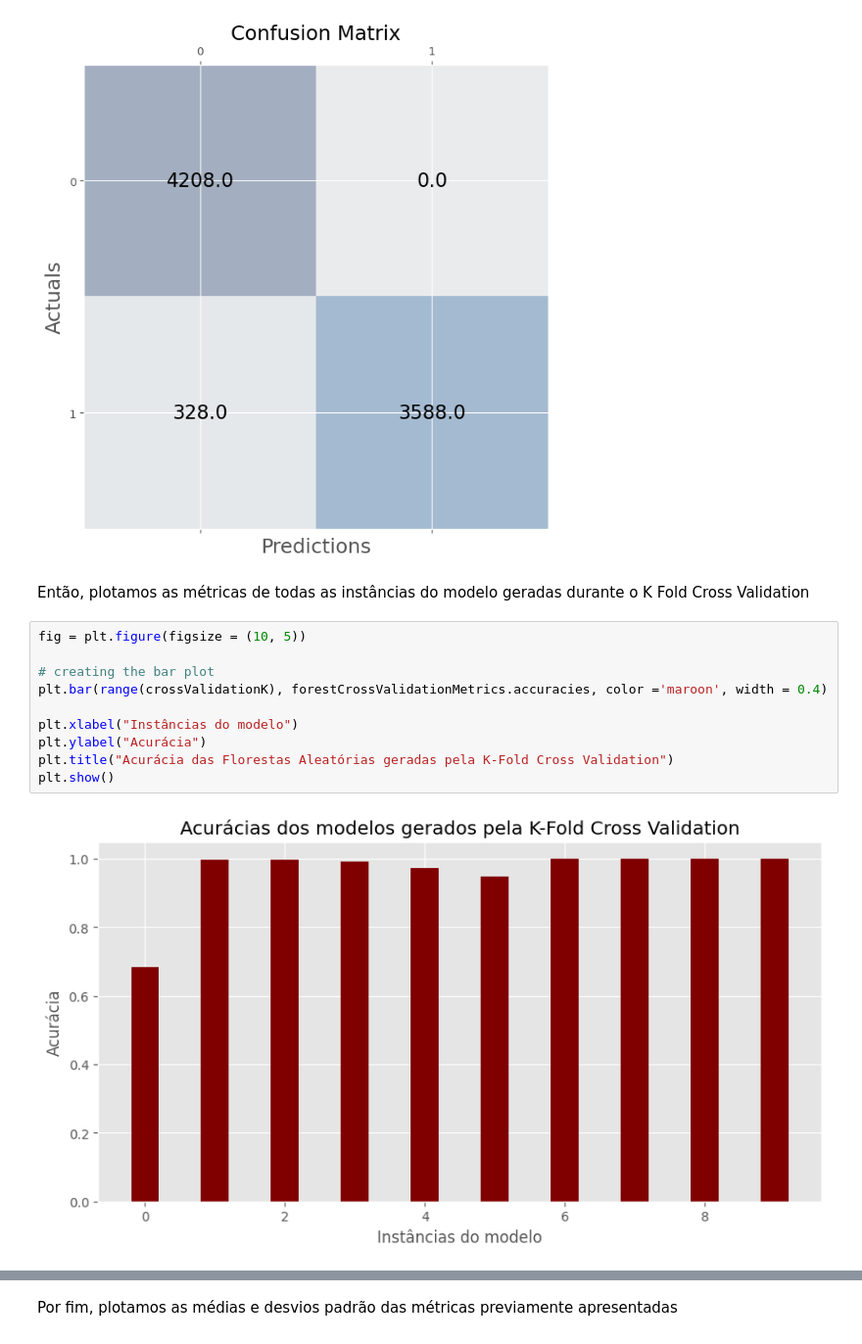
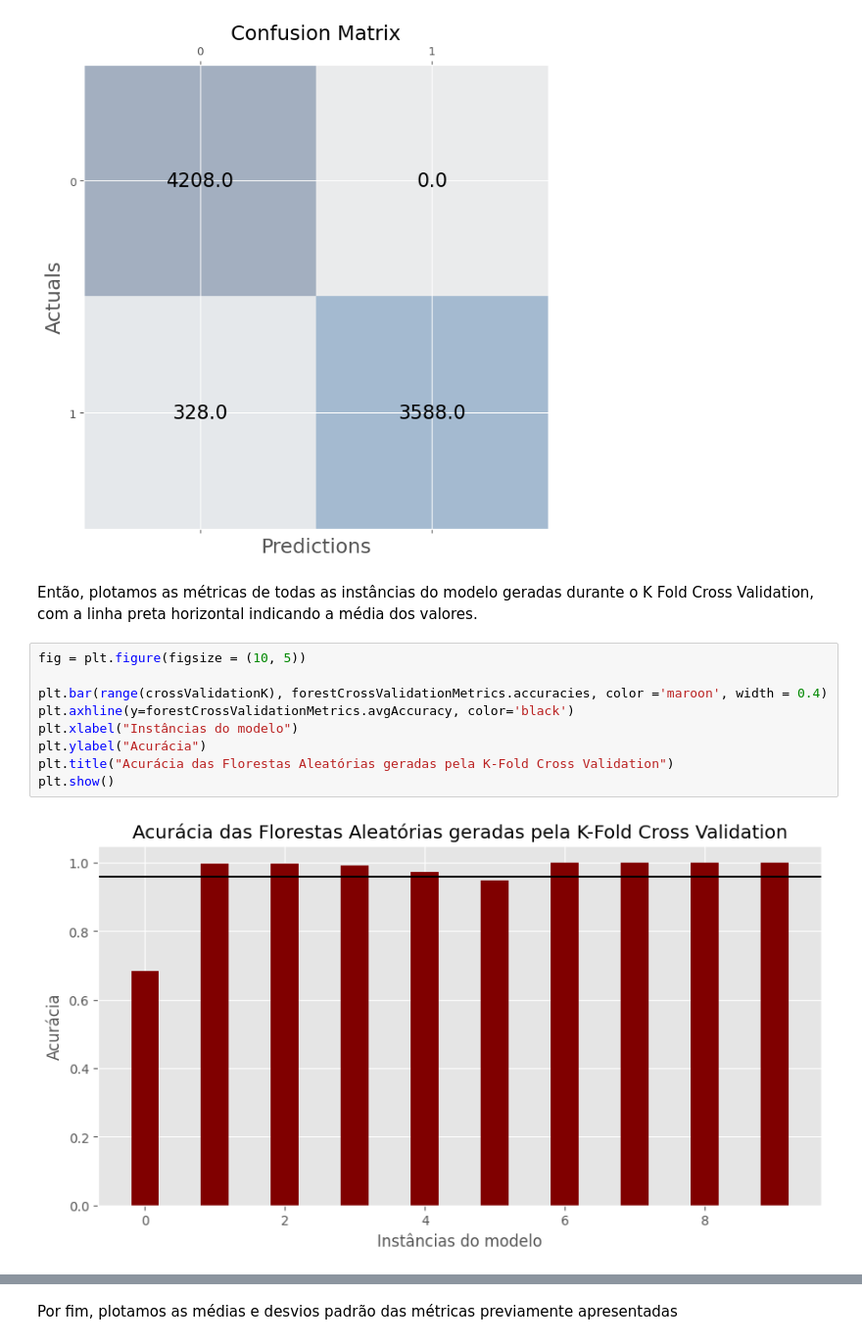
Before and after one commit to amauryTCassola/MachineLearning-2023, a Jupyter notebook: main.ipynb, the cells around one changed output, grey strips where cells are left out. Shown at 98% size. Saved outputs shown, nothing was run; the diff lists cells and outputs as text.

Commit message:
Implemented metrics for all 3 models

```diff
--- a/main.ipynb
+++ b/main.ipynb
@@ -261,19 +261,18 @@ forestCrossValidationMetrics.show_summed_matrix()
 # %% [output]
 [figure]
 # %% [markdown]
-Então, plotamos as métricas de todas as instâncias do modelo geradas durante o K Fold Cross Validation
+Então, plotamos as métricas de todas as instâncias do modelo geradas durante o K Fold Cross Validation, com a linha preta horizontal indicando a média dos valores.
 # %%
 fig = plt.figure(figsize = (10, 5))
 
-# creating the bar plot
 plt.bar(range(crossValidationK), forestCrossValidationMetrics.accuracies, color ='maroon', width = 0.4)
-
+plt.axhline(y=forestCrossValidationMetrics.avgAccuracy, color='black')
 plt.xlabel("Instâncias do modelo")
 plt.ylabel("Acurácia")
 plt.title("Acurácia das Florestas Aleatórias geradas pela K-Fold Cross Validation")
 plt.show()
 # %% [output]
-[figure, old version]
+[figure, new version]
 # %%
 fig = plt.figure(figsize = (10, 5))
 
```
Also changed, not shown: parts of 12 cells of this notebook.
